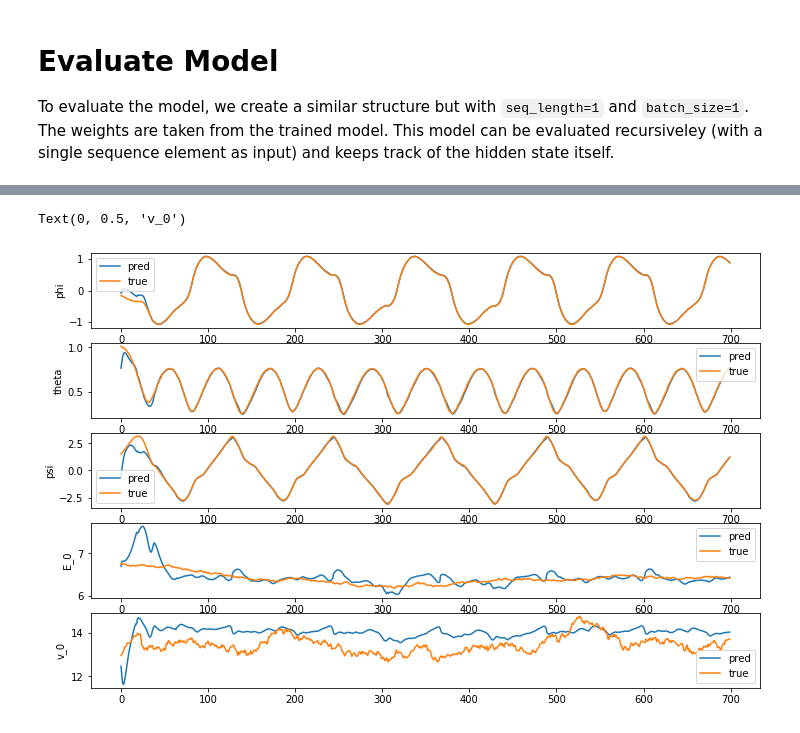
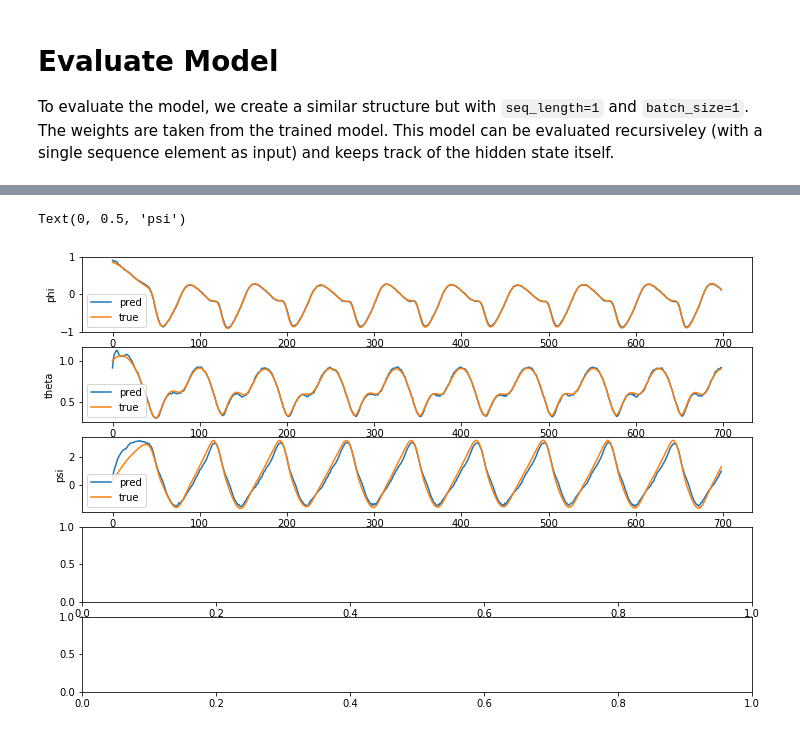
Before and after one commit to 4flixt/2020_MHE_Surrogate, a Jupyter notebook: examples/kite/Prototype_RNN.ipynb, the cells around one changed output, grey strips where cells are left out. Saved outputs shown, nothing was run; the diff lists cells and outputs as text; code cells hidden in the pictures.

Commit message:
First decent model (006)

```diff
--- a/examples/kite/Prototype_RNN.ipynb
+++ b/examples/kite/Prototype_RNN.ipynb
@@ -161,11 +134,11 @@ stateful = True
 n_layer = 3  # hidden layer - output layer (linear) is automatically added
 model_param = {}
 model_param['RNN_param'] = {}
-model_param['n_units'] = (n_layer) * [20]
+model_param['n_units'] = (n_layer) * [30]
 model_param['activation'] = (n_layer) * ['tanh']
 
 model_param['RNN_param']['RNN_type'] = 'LSTM'
-model_param['RNN_param']['n_activation'] = 20
+model_param['RNN_param']['n_activation'] = 30
 model_param['RNN_param']['implementation'] = 2
 
 model = get_model(model_param, nx, ny, batch_size=batch_size,
@@ -247,2 +225,11 @@ Trainable params: 3,306
 Non-trainable params: 0
 _________________________________________________________________
+# %%
+test_with = 5
+nn_output_i = nn_output_test[test_with]
+nn_input_i = nn_input_test[test_with]
+
+fig,ax =plt.subplots()
+
+nn_input_i.plot(x='phi', y='theta', label='Output', ax=ax)
+nn_output_i.plot(x='phi', y='theta', label='Input', ax=ax)
@@ -266,25 +254,25 @@ res_df = pd.DataFrame(res, columns = nn_output_i.keys())
 # %%
 fig, ax = plt.subplots(5, figsize=(12,8))
 
 res_df.plot(y=['phi'], ax=ax[0], label=['pred'])
 nn_output_i.plot(y=['phi'], ax=ax[0], label=['true'])
 ax[0].set_ylabel('phi')
 
 res_df.plot(y=['theta'], ax=ax[1], label=['pred'])
 nn_output_i.plot(y=['theta'], ax=ax[1], label=['true'])
 ax[1].set_ylabel('theta')
 
 res_df.plot(y=['psi'], ax=ax[2], label=['pred'])
 nn_output_i.plot(y=['psi'], ax=ax[2], label=['true'])
 ax[2].set_ylabel('psi')
 
-res_df.plot(y=['E_0'], ax=ax[3], label=['pred'])
-nn_output_i.plot(y=['E_0'], ax=ax[3], label=['true'])
-ax[3].set_ylabel('E_0')
+# res_df.plot(y=['E_0'], ax=ax[3], label=['pred'])
+# nn_output_i.plot(y=['E_0'], ax=ax[3], label=['true'])
+# ax[3].set_ylabel('E_0')
 
-res_df.plot(y=['v_0'], ax=ax[4], label=['pred'])
-nn_output_i.plot(y=['v_0'], ax=ax[4], label=['true'])
-ax[4].set_ylabel('v_0')
+# res_df.plot(y=['v_0'], ax=ax[4], label=['pred'])
+# nn_output_i.plot(y=['v_0'], ax=ax[4], label=['true'])
+# ax[4].set_ylabel('v_0')
 # %% [output]
-Text(0, 0.5, 'v_0')
+Text(0, 0.5, 'psi')
-[figure, old version]
+[figure, new version]
```
Also changed, not shown: parts of 17 cells of this notebook, 1 other file.
